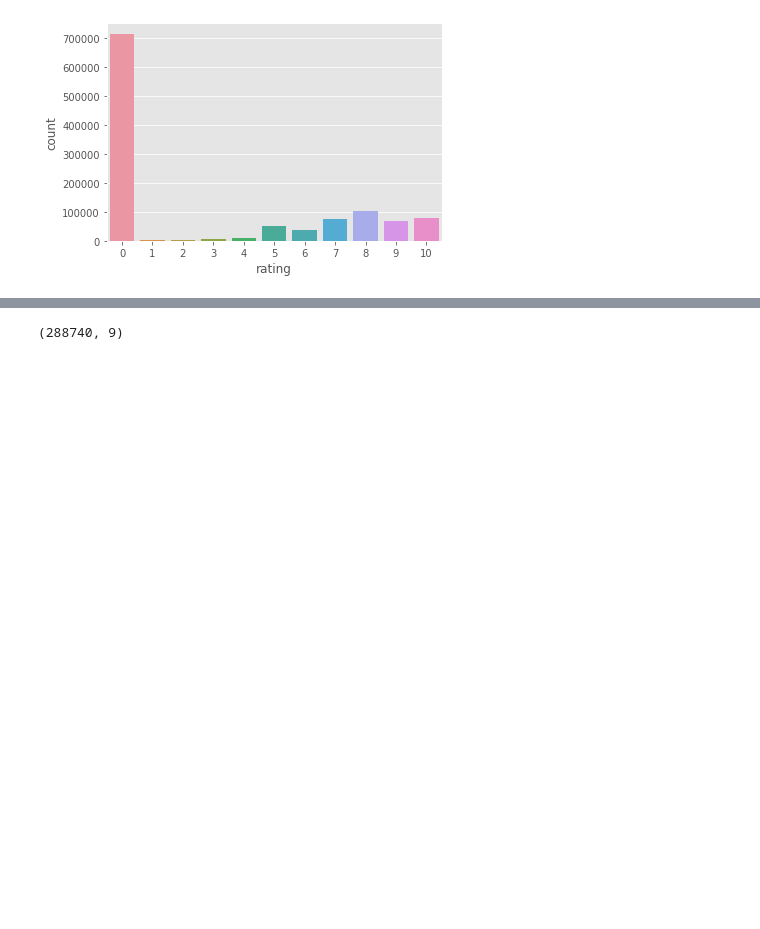
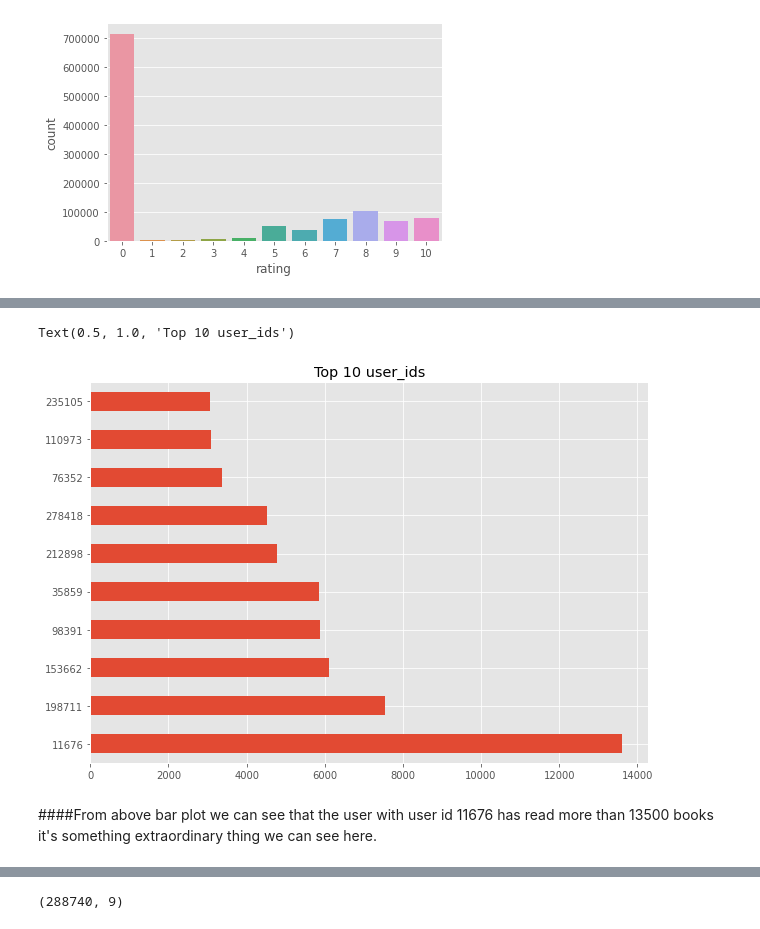
Before and after one commit to ShubhamDeshmukh27/Book-Recommendation-system, a Jupyter notebook: Book_Recommandation_Self_Project.ipynb, the cells around one changed output, grey strips where cells are left out. Drawn from its saved outputs; the diff is of its cells as text; code cells hidden in the pictures; blank space fills up the shorter version.

```diff
--- a/Book_Recommandation_Self_Project.ipynb
+++ b/Book_Recommandation_Self_Project.ipynb
@@ -493,0 +423,9 @@ combined = rating_popular_book.merge(user, left_on = 'user_id', right_on = 'user
+# %%
+# Top 10 User Id
+ax = rating['user_id'].value_counts()[:10].plot(kind = 'barh', legend = False, figsize = (10,7))
+plt.title("Top 10 user_ids")
+# %% [output]
+Text(0.5, 1.0, 'Top 10 user_ids')
+[figure, added]
+# %% [markdown]
+####From above bar plot we can see that the user with user id 11676 has read more than 13500 books it's something extraordinary thing we can see here.
```
Also changed, not shown: parts of 95 cells of this notebook.
